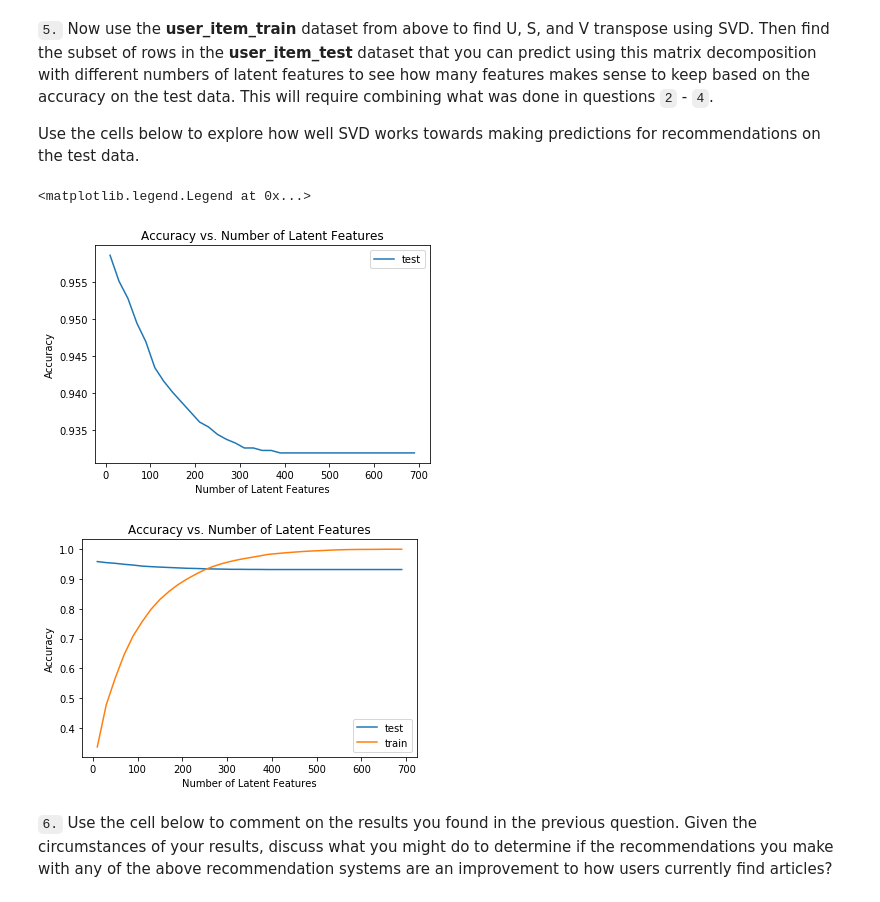
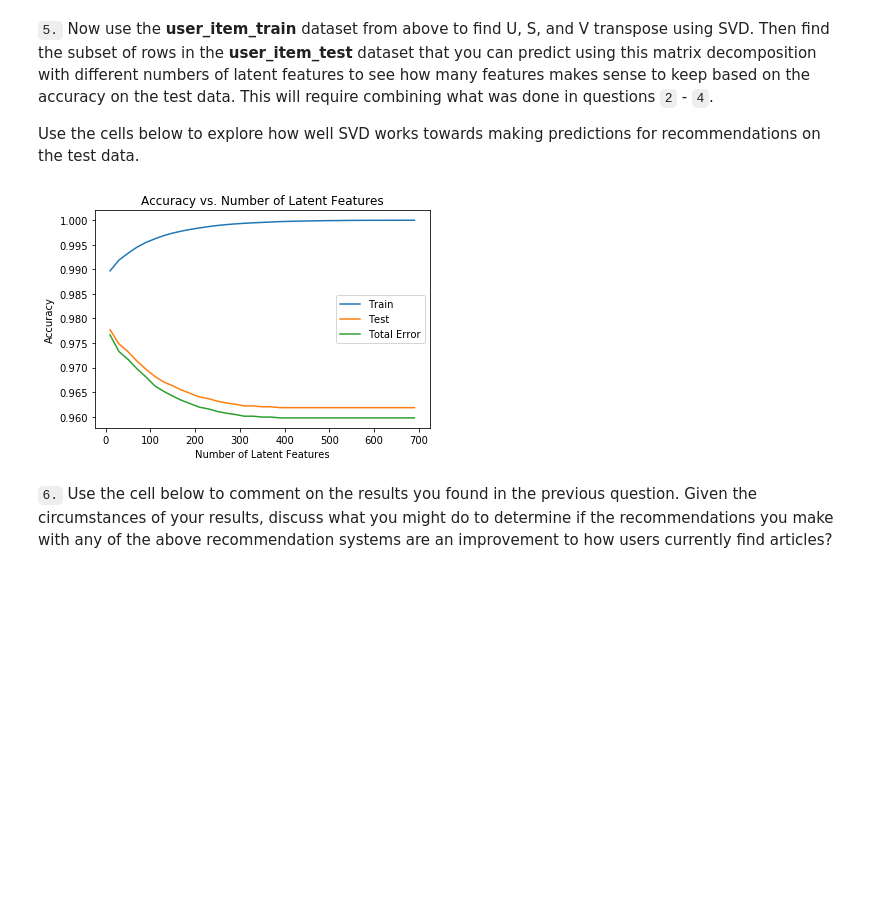
Before and after one commit to asmaHelmy/Recommendations-with-IBM, a Jupyter notebook: Recommendations_with_IBM.ipynb, the cells around one changed output. Drawn from its saved outputs; the diff is of its cells as text; code cells hidden in the pictures; blank space fills up the shorter version.

```diff
--- a/Recommendations_with_IBM.ipynb
+++ b/Recommendations_with_IBM.ipynb
@@ -1102,62 +1112,54 @@ u_train, s_train, vt_train = np.linalg.svd(user_item_train) # fit svd similar to
 # %%
 # Use these cells to see how well you can use the training
 # decomposition to predict on test data
+
+row_idxs = user_item_train.index.isin(test_idx)
+col_idxs = user_item_train.columns.isin(test_arts)
+u_test = u_train[row_idxs, :]
+vt_test = vt_train[:, col_idxs]
 # %%
 num_latent_feats = np.arange(10,700+10,20)
-sum_errs = list()
-sum_errs_train = list()
+sum_errs_train = []
+sum_errs_test = []
+all_errs = []
 
 for k in num_latent_feats:
+
     # restructure with k latent features
-    s_new, u_new, vt_new = np.diag(s_train[:k]), u_train[:, :k], vt_train[:k, :]
-    s_new_train, u_new_train, vt_new_train = s_new, u_new, vt_new
+    s_train_lat, u_train_lat, vt_train_lat = np.diag(s_train[:k]), u_train[:, :k], vt_train[:k, :]
+    u_test_lat, vt_test_lat = u_test[:, :k], vt_test[:k, :]
 
-    # Get the filtered user-item matrix
-    predictable_users = np.intersect1d(test_idx, user_item_train.index.values)
-    predictable_arts = np.intersect1d(test_arts, user_item_train.columns.values)
-    user_item_test_predictable = user_item_test.loc[predictable_users, predictable_arts]
+    # dot product:
+    user_item_train_preds = np.around(np.dot(np.dot(u_train_lat, s_train_lat), vt_train_lat))
+    user_item_test_preds = np.around(np.dot(np.dot(u_test_lat, s_train_lat), vt_test_lat))
+    all_errs.append(1 - ((np.sum(user_item_test_preds)+np.sum(np.sum(user_item_test)))/(user_item_test.shape[0]*user_item_test.shape[1])))
 
-    # filtering the predictable users
-    predictable_usrs_idx = [user_item_train.index.get_loc(user) for user in predictable_users]
-    u_new = u_new[predictable_usrs_idx, :]
+    # Calculate the error of each prediction with the true value
+    diffs_train = np.subtract(user_item_train, user_item_train_preds)
+    diffs_test = np.subtract(user_item_test, user_item_test_preds)
 
-    # filtering the predictable articles
-    predictable_arts_idx = [user_item_train.columns.get_loc(art) for art in predictable_arts]
-    vt_new = vt_new[:, predictable_arts_idx]
+    # Total Error
+    err_train = np.sum(np.sum(np.abs(diffs_train)))
+    err_test = np.sum(np.sum(np.abs(diffs_test)))
 
-    # dot product
-    user_item_est = np.around(np.dot(np.dot(u_new, s_new), vt_new))
-    user_item_est_train = np.around(np.dot(np.dot(u_new_train, s_new_train), vt_new_train))
+    sum_errs_train.append(err_train)
+    sum_errs_test.append(err_test)
 
-    # compute error for each prediction to actual value
-    diffs = np.subtract(user_item_test_predictable.values, user_item_est)
-    diffs_train = np.subtract(user_item_train, user_item_est_train)
-    # total errors
-    err = np.sum(np.sum(np.abs(diffs)))
-    sum_errs.append(err)
-    err_train = np.sum(np.sum(np.abs(diffs_train)))
-    sum_errs_train.append(err_train)
 
-train_acc = 1 - np.array(sum_errs_train)/df_train.shape[0]
-test_acc = 1 - np.array(sum_errs)/df_test.shape[0]
+# Plot Accuracy for Train and Test VS Latent num of features
 
-plt.plot(num_latent_feats, test_acc, label='test')
-plt.xlabel('Number of Latent Features')
-plt.ylabel('Accuracy')
-plt.title('Accuracy vs. Number of Latent Features')
-plt.legend()
-plt.figure()
+train_acc = 1 - np.array(sum_errs_train)/(user_item_train.shape[0]*user_item_test.shape[1])
+test_acc = 1 - np.array(sum_errs_test)/(user_item_test.shape[0]*user_item_test.shape[1])
 
-plt.plot(num_latent_feats, test_acc, label='test')
-plt.plot(num_latent_feats, train_acc, label='train')
-plt.xlabel('Number of Latent Features')
-plt.ylabel('Accuracy')
-plt.title('Accuracy vs. Number of Latent Features')
-plt.legend()
+plt.plot(num_latent_feats, train_acc, label='Train');
+plt.plot(num_latent_feats, test_acc, label='Test');
+plt.plot(num_latent_feats, all_errs, label='Total Error');
+plt.xlabel('Number of Latent Features');
+plt.ylabel('Accuracy');
+plt.title('Accuracy vs. Number of Latent Features');
+plt.legend();
 # %% [output]
-<matplotlib.legend.Legend at 0x...>
-[figure, old version]
+[figure, new version]
-[figure, removed]
 # %% [markdown]
 `6.` Use the cell below to comment on the results you found in the previous question. Given the circumstances of your results, discuss what you might do to determine if the recommendations you make with any of the above recommendation systems are an improvement to how users currently find articles?
 # %% [markdown]
```
Also changed, not shown: parts of 10 cells of this notebook.
